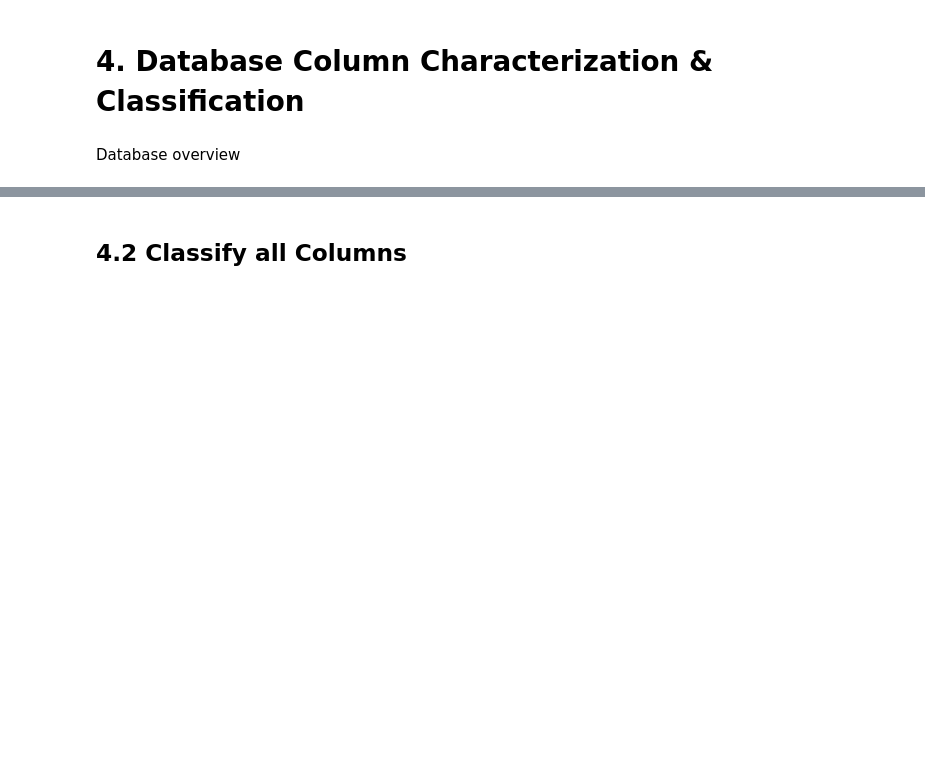
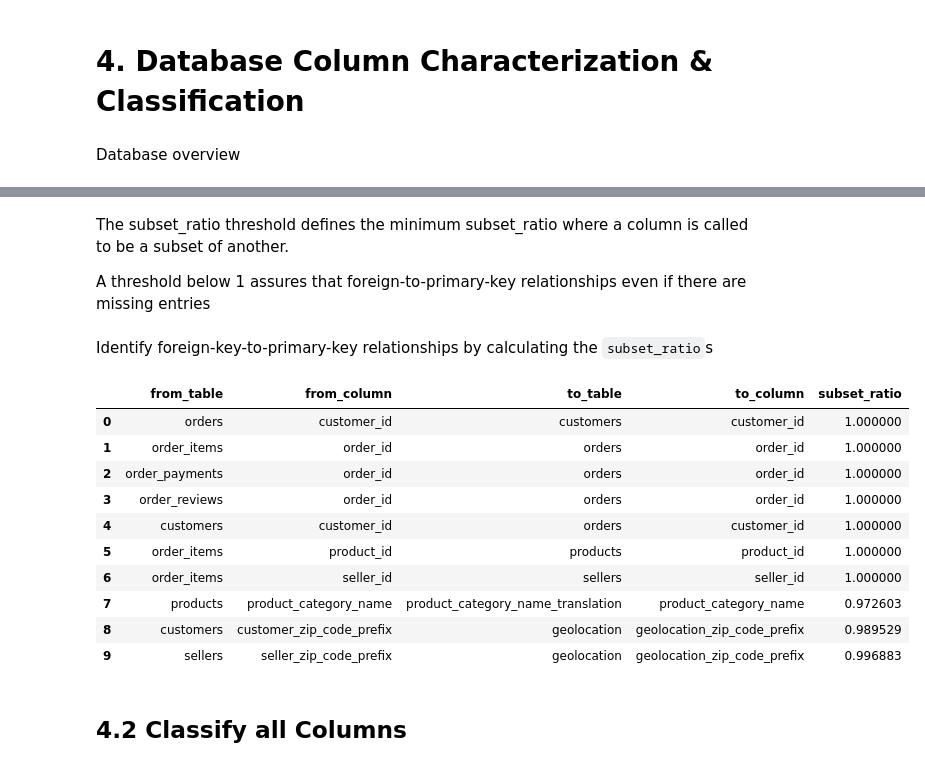
Before and after one commit to vmichael89/cf-brazilian-ecommerce-olist, a Jupyter notebook: notebooks/cleaning_exploration.ipynb, the cells around one changed output, grey strips where cells are left out. Cells and saved outputs as stored; diff of their text form; code cells hidden in the pictures; blank space fills up the shorter version.

```diff
--- a/notebooks/cleaning_exploration.ipynb
+++ b/notebooks/cleaning_exploration.ipynb
@@ -300,3 +254,64 @@ df2.to_excel(overlap_ratio_file)
+# %%
+# add missing primary key
+potential_primary_keys.append(("geolocation", "geolocation_zip_code_prefix"))
+# %%
+# All columns are potential foreign keys
+potential_foreign_keys = [
+    (table, column)
+    for table in db.keys()
+    for column in db[table].columns
+    if (db[table][column].dtype in ["object"]) or ("zip" in column)]
+# %% [markdown]
+The subset_ratio threshold defines the minimum subset_ratio where a column is called to be a subset of another.
+
+A threshold below 1 assures that foreign-to-primary-key relationships even if there are missing entries
+# %%
+ssr_threshold = 0.95
+# %% [markdown]
+Identify foreign-key-to-primary-key relationships by calculating the `subset_ratio`s
+# %%
+def compute_subset_ratio(from_column, to_column):
+    from_set = set(from_column.dropna())
+    to_set = set(to_column.dropna())
+
+    # Number of matching entries
+    matching_entries = len(from_set.intersection(to_set))
+
+    # Total unique entries in both columns
+    total_entries = len(to_set)
+
+    return matching_entries / total_entries if total_entries != 0 else 0
+
+# Init column mapping dataframe
+columns = ["from_table", "from_column", "to_table", "to_column", "subset_ratio"]
+df_column_mapping = pd.DataFrame(columns=columns)
+
+# Loop over potential primary keys and foreign keys
+for tab_a, col_a in potential_primary_keys:
+    for tab_b, col_b in potential_foreign_keys:
+        # Don't compare one column to itself
+        if (tab_a, col_a) != (tab_b, col_b):
+            # Calculate subset ratio
+            ssr = compute_subset_ratio(db[tab_a][col_a], db[tab_b][col_b])
+            # If it is above the threshold, add the connection
+            if ssr >= ssr_threshold:
+                values = [tab_b, col_b, tab_a, col_a, ssr]
+                new_df_row = pd.DataFrame([dict(zip(columns, values))]
+                df_column_mapping = pd.concat([df_column_mapping, new_df_row)], ignore_index=True)
+# %%
+df_column_mapping
+# %% [output]
+|  | from_table | from_column | to_table | to_column | subset_ratio |
+| 0 | orders | customer_id | customers | customer_id | 1.000000 |
+| 1 | order_items | order_id | orders | order_id | 1.000000 |
+| 2 | order_payments | order_id | orders | order_id | 1.000000 |
+| 3 | order_reviews | order_id | orders | order_id | 1.000000 |
+| 4 | customers | customer_id | orders | customer_id | 1.000000 |
+| 5 | order_items | product_id | products | product_id | 1.000000 |
+| 6 | order_items | seller_id | sellers | seller_id | 1.000000 |
+| 7 | products | product_category_name | product_category_name_translation | product_category_name | 0.972603 |
+| 8 | customers | customer_zip_code_prefix | geolocation | geolocation_zip_code_prefix | 0.989529 |
+| 9 | sellers | seller_zip_code_prefix | geolocation | geolocation_zip_code_prefix | 0.996883 |
 # %% [markdown]
 ## 4.2 Classify all Columns
 # %%
```
Also changed, not shown: parts of 14 cells of this notebook.
